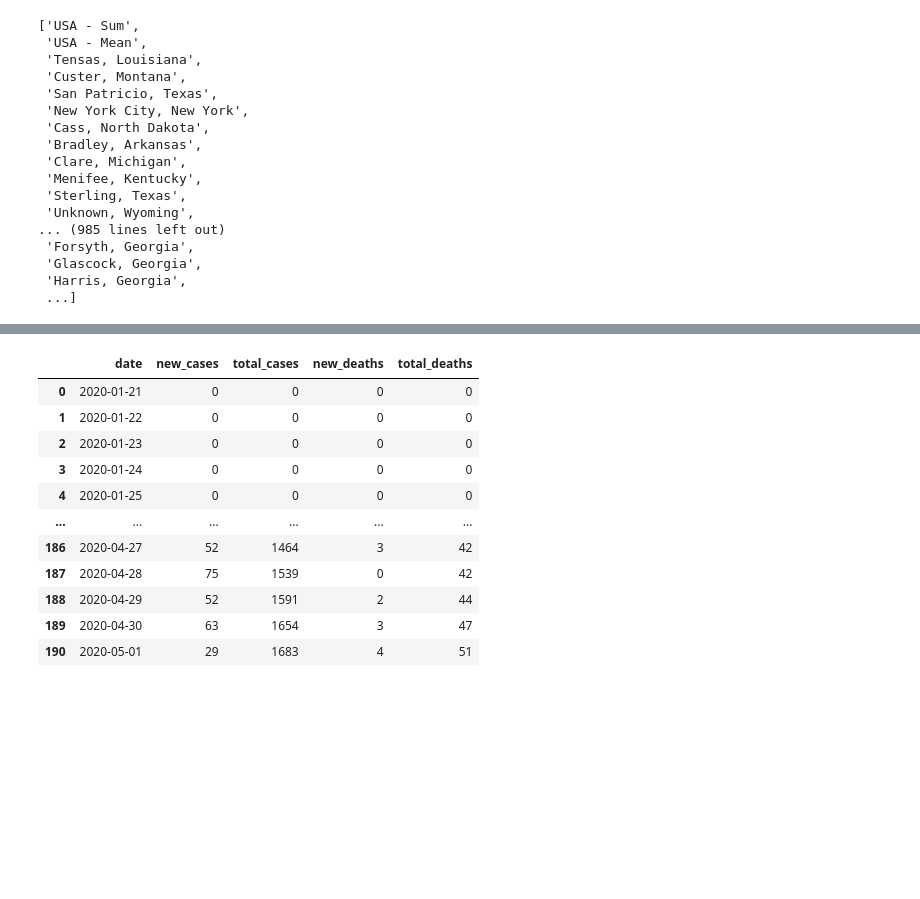
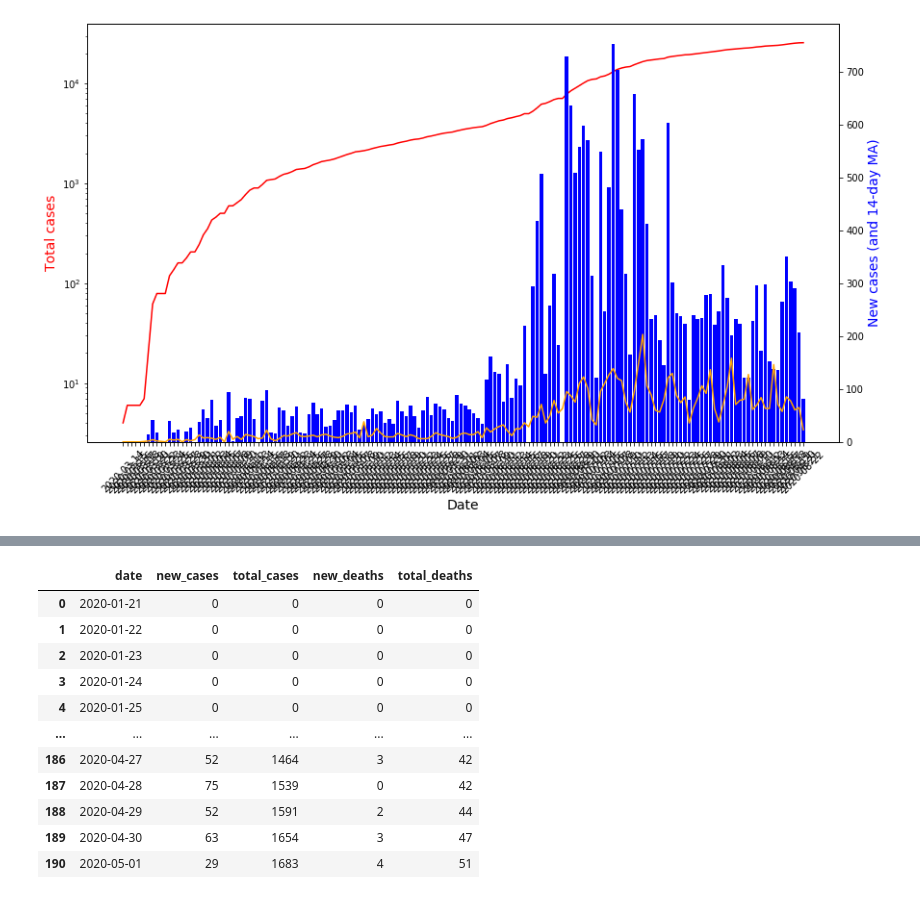
Before and after one commit to travis-tyler/Texas_COVID_app, a Jupyter notebook: exploration/exploration.ipynb, the cells around one changed output, grey strips where cells are left out. Drawn from its saved outputs; the diff is of its cells as text; code cells hidden in the pictures; blank space fills up the shorter version.

Commit message:
Added 14-day rolling mean line

```diff
--- a/exploration/exploration.ipynb
+++ b/exploration/exploration.ipynb
@@ -52,26 +99,36 @@ df
+# %%
+# Rolling mean experiment
+travis_df = df.loc[(df['county_state']=='Travis, Texas')&(df['date']>'2020-03-13')].sort_values('date')
+travis_df['rolling_cases'] = df.new_cases.rolling(14).mean()
+travis_df['rolling_death'] = df.new_deaths.rolling(14).mean()
+travis_df = travis_df.reset_index()
+
+# create figure and axis objects with subplots()
+fig,ax = plt.subplots(figsize=(14,8))
+plt.xticks(rotation=45)
+
+# make a plot
+ax.plot(travis_df.date, travis_df.total_cases, color="red")
+ax.set_yscale('log')
+# set x-axis label
+ax.set_xlabel("Date",fontsize=14)
+# set y-axis label
+ax.set_ylabel("Total cases",color="red",fontsize=14)
+# rotate x ticks
+
+# twin object for two different y-axis on the sample plot
+ax2=ax.twinx()
+# make a plot with different y-axis using second axis object
+ax2.bar(travis_df.date, travis_df.new_cases,color="blue")
+ax2.plot(travis_df.date, travis_df.rolling_cases,color="orange")
+ax2.set_ylabel("New cases (and 14-day MA)",color="blue",fontsize=14)
+
+plt.show()
+# %% [output]
+[figure, added]
 # %%
 county_list = df['county_state'].unique().tolist()
-county_list.insert(0,'USA - Mean')
 county_list.insert(0,'USA - Sum')
-county_list
-# %% [output]
-['USA - Sum',
- 'USA - Mean',
- 'Tensas, Louisiana',
- 'Custer, Montana',
- 'San Patricio, Texas',
- 'New York City, New York',
- 'Cass, North Dakota',
- 'Bradley, Arkansas',
- 'Clare, Michigan',
- 'Menifee, Kentucky',
- 'Sterling, Texas',
- 'Unknown, Wyoming',
-... (985 lines left out)
- 'Forsyth, Georgia',
- 'Glascock, Georgia',
- 'Harris, Georgia',
- ...]
 # %%
 def county_select(county_name):
 
```
Also changed, not shown: parts of 6 cells of this notebook, 3 other files.
